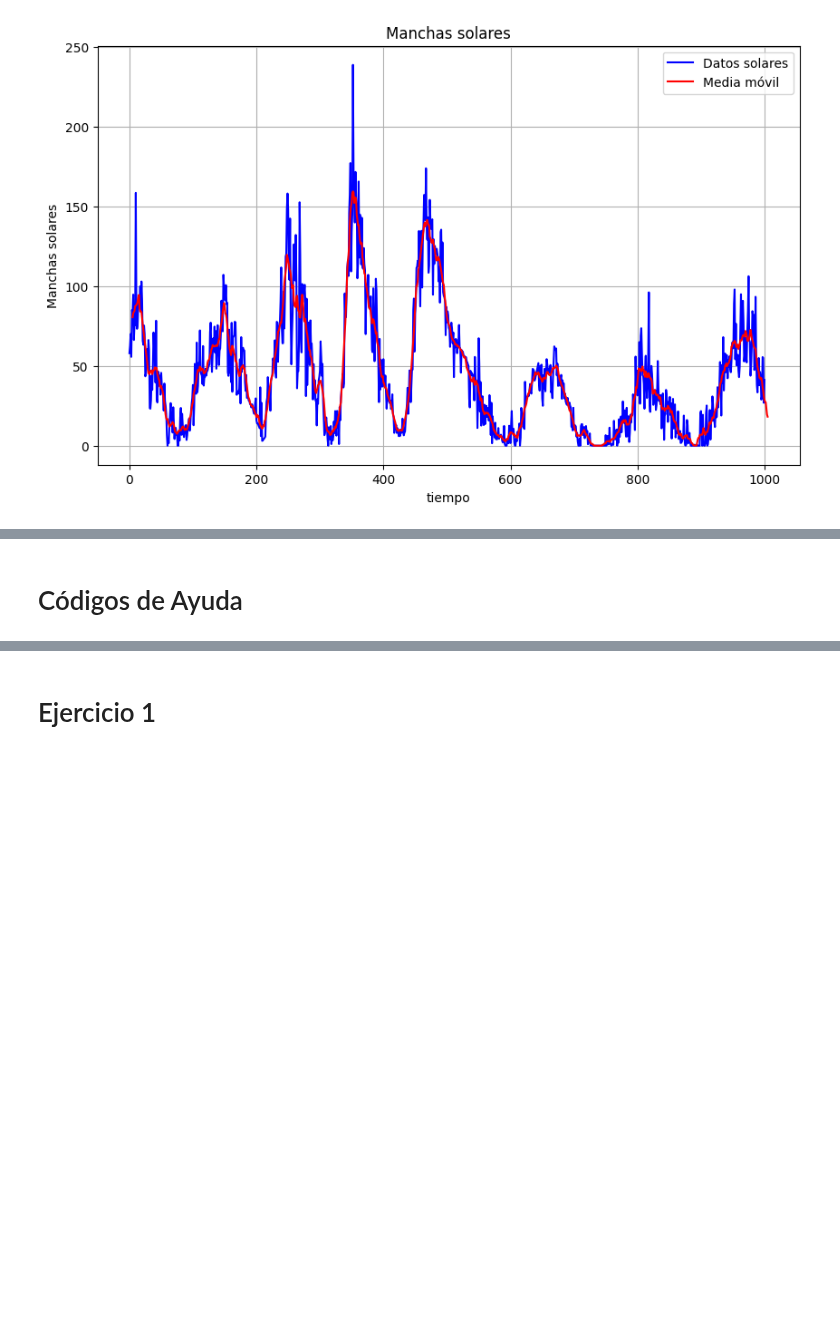
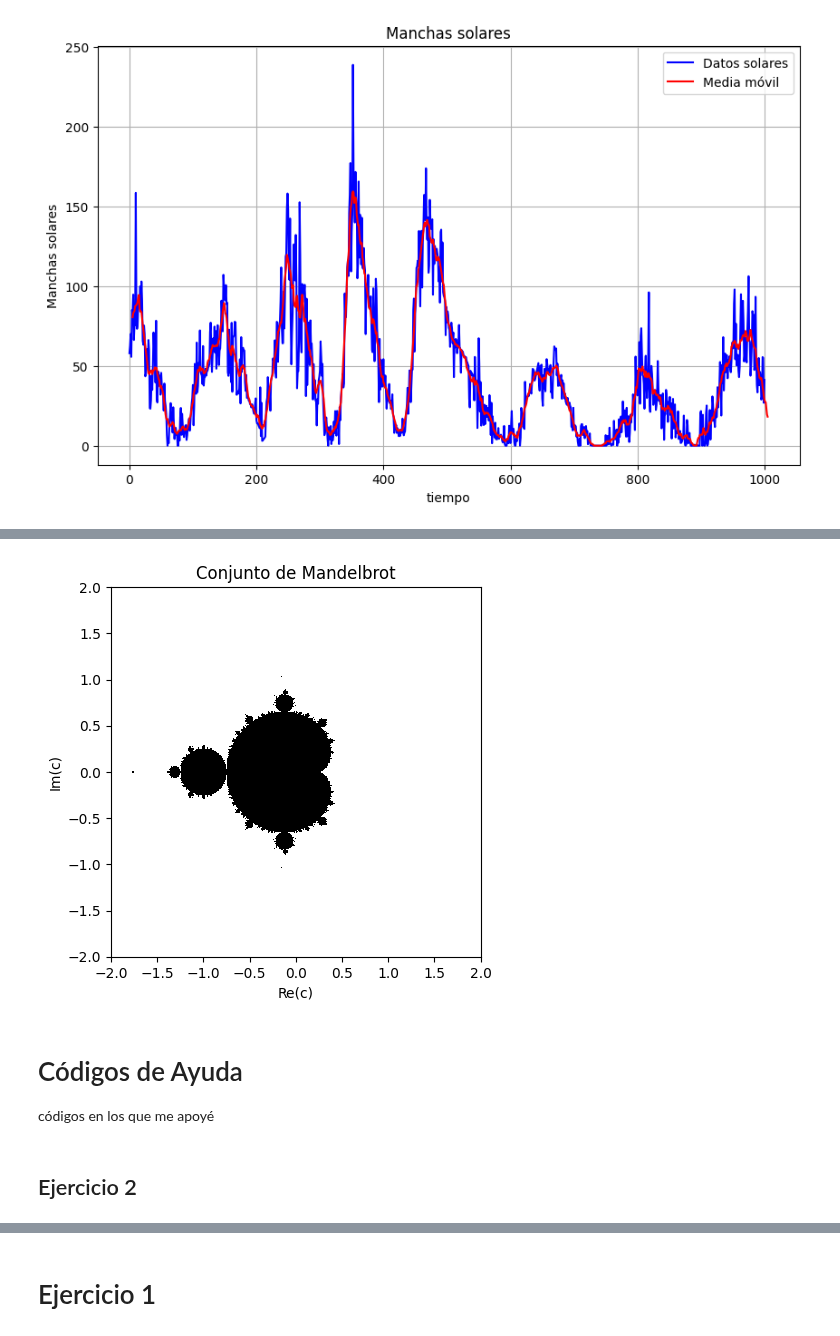
Before and after one commit to jorgexm20-sketch/Fis-sicaComputacional_2027_1, a Jupyter notebook: Homework/TareaPractica3.ipynb, the cells around one changed output, grey strips where cells are left out. Saved outputs shown, nothing was run; the diff lists cells and outputs as text; code cells hidden in the pictures; blank space fills up the shorter version.

```diff
--- a/Homework/TareaPractica3.ipynb
+++ b/Homework/TareaPractica3.ipynb
@@ -92,2 +179,50 @@ plt.grid()
+# %%
+
+# Definimos varias cosas como
+N = 1000 # Tamaño de la cuadrícula
+iteraciones = 100 # Número máximo de iteraciones
+
+# Valores de x e y entre -2 y 2
+x = np.linspace(-2, 2, N)
+y = np.linspace(-2, 2, N)
+
+# necesiatamos una matriz donde guardaremos si cada punto pertenece al conjunto
+mandelbrot = np.zeros((N, N))
+# %%
+# Recorremos todos los puntos de la cuadrícula
+for i in range(N):
+    for j in range(N):
+        c = x[j] + 1j*y[i]
+
+        # Condición inicial
+        z = 0
+
+        pertenece = True
+
+        # Iteramos z_(n+1) = z_n^2 + c
+        for n in range(iteraciones):
+
+            z = z**2 + c
+
+            # Si |z| > 2, el punto no pertenece al conjunto
+            if abs(z) > 2:
+                pertenece = False
+                break
+
+        # 1 = pertenece al conjunto
+        # 0 = no pertenece
+        if pertenece:
+            mandelbrot[i, j] = 1
+# %%
+plt.imshow(mandelbrot, extent=[-2, 2, -2, 2], origin="lower", cmap="binary", interpolation="nearest")
+plt.xlabel("Re(c)")
+plt.ylabel("Im(c)")
+plt.title("Conjunto de Mandelbrot")
+plt.show()
+# %% [output]
+[figure, added]
 # %% [markdown]
 # Códigos de Ayuda
+códigos en los que me apoyé
+# %% [markdown]
+## Ejercicio 2
```
Also changed, not shown: parts of 16 cells of this notebook.
